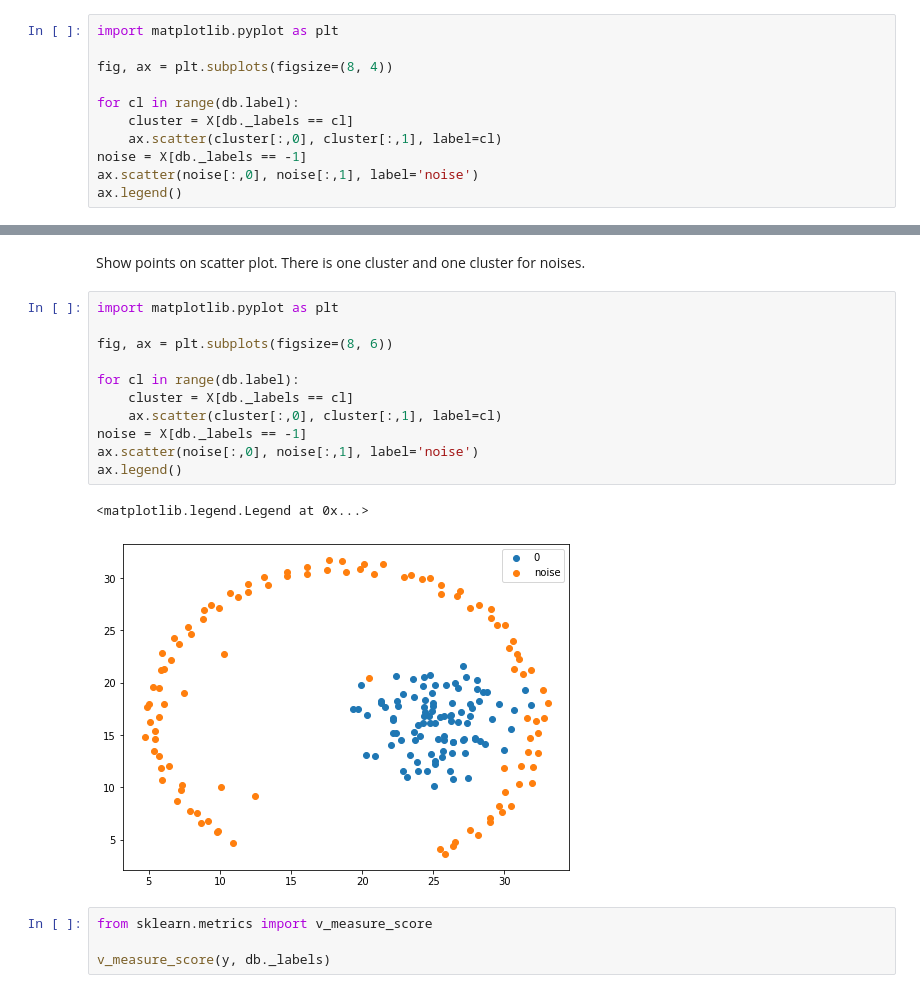
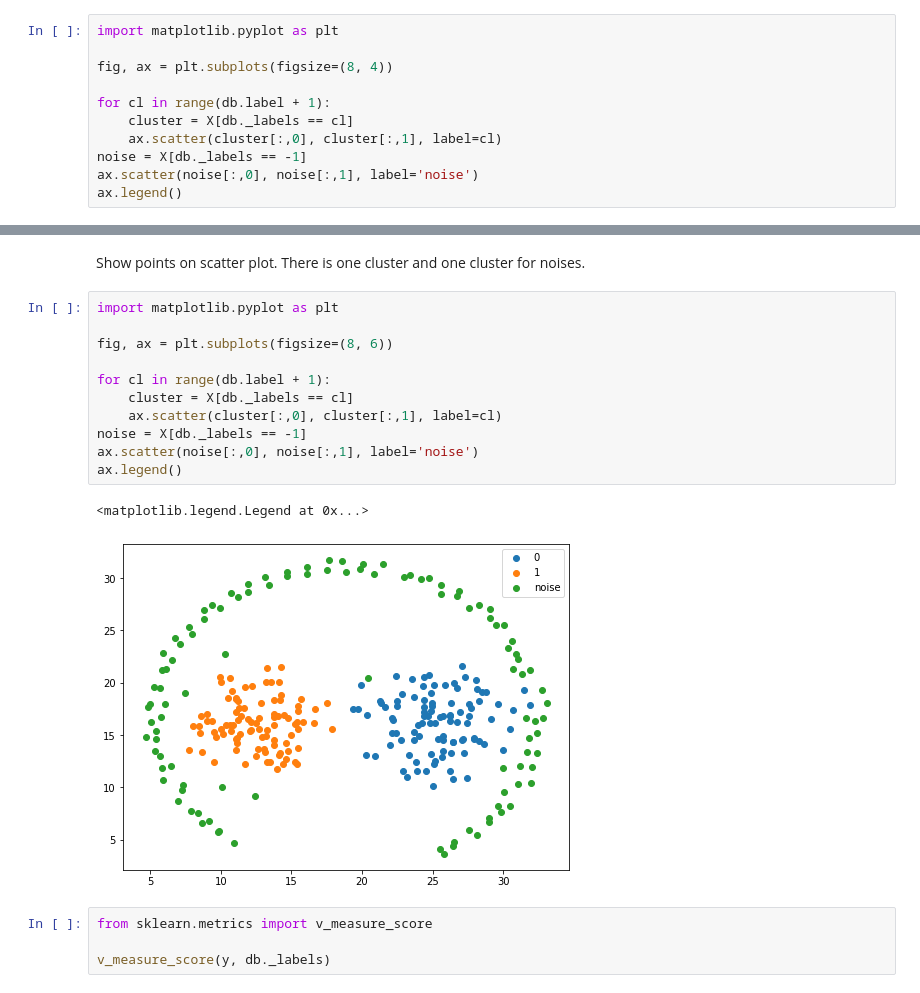
Before and after one commit to 9231058/ML-Homework, a Jupyter notebook: HW-4/p5/P5.ipynb, the cells around one changed output, grey strips where cells are left out. Drawn from its saved outputs; the diff is of its cells as text.

```diff
--- a/HW-4/p5/P5.ipynb
+++ b/HW-4/p5/P5.ipynb
@@ -20,7 +24,7 @@ import matplotlib.pyplot as plt
 
 fig, ax = plt.subplots(figsize=(8, 4))
 
-for cl in range(db.label):
+for cl in range(db.label + 1):
     cluster = X[db._labels == cl]
     ax.scatter(cluster[:,0], cluster[:,1], label=cl)
 noise = X[db._labels == -1]
@@ -53,17 +57,17 @@ Show points on scatter plot. There is one cluster and one cluster for noises.
 # %%
 import matplotlib.pyplot as plt
 
 fig, ax = plt.subplots(figsize=(8, 6))
 
-for cl in range(db.label):
+for cl in range(db.label + 1):
     cluster = X[db._labels == cl]
     ax.scatter(cluster[:,0], cluster[:,1], label=cl)
 noise = X[db._labels == -1]
 ax.scatter(noise[:,0], noise[:,1], label='noise')
 ax.legend()
 # %% [output]
 <matplotlib.legend.Legend at 0x...>
-[figure, old version]
+[figure, new version]
 # %%
 from sklearn.metrics import v_measure_score
 
```
Also changed, not shown: parts of 5 cells of this notebook, 2 other files.
